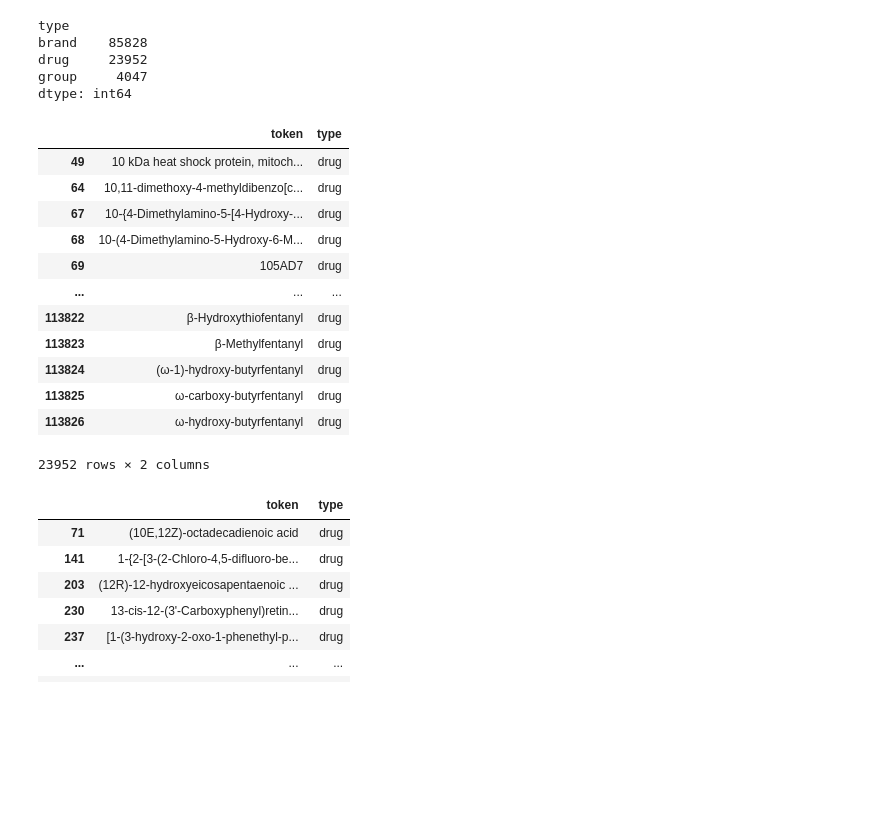
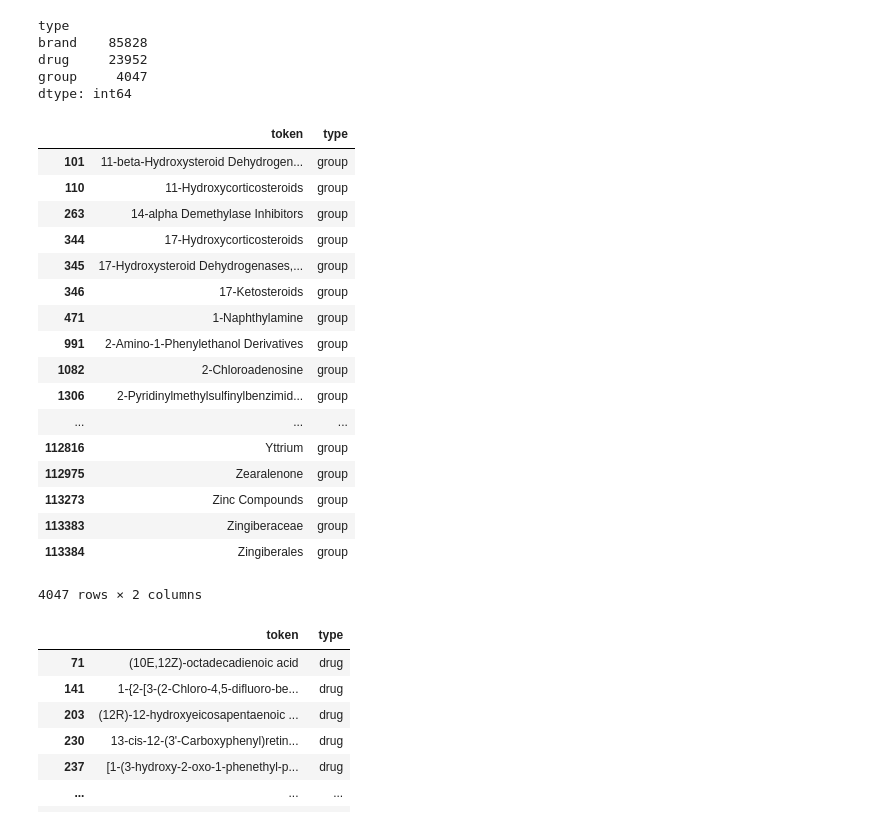
Before and after one commit to criscapdechoy/ANLP_course, a Jupyter notebook: Inspect_drugbank.ipynb, the cells around one changed output. Cells and saved outputs as stored; diff of their text form; code cells hidden in the pictures; blank space fills up the shorter version.

```diff
--- a/Inspect_drugbank.ipynb
+++ b/Inspect_drugbank.ipynb
@@ -49,21 +54,26 @@ drug     23952
 group     4047
 dtype: int64
 # %%
-df[df.type == "drug"]
+df[df.type == "group"]
 # %% [output]
 |  | token | type |
-| 49 | 10 kDa heat shock protein, mitoch... | drug |
-| 64 | 10,11-dimethoxy-4-methyldibenzo[c... | drug |
-| 67 | 10-{4-Dimethylamino-5-[4-Hydroxy-... | drug |
-| 68 | 10-(4-Dimethylamino-5-Hydroxy-6-M... | drug |
-| 69 | 105AD7 | drug |
+| 101 | 11-beta-Hydroxysteroid Dehydrogen... | group |
+| 110 | 11-Hydroxycorticosteroids | group |
+| 263 | 14-alpha Demethylase Inhibitors | group |
+| 344 | 17-Hydroxycorticosteroids | group |
+| 345 | 17-Hydroxysteroid Dehydrogenases,... | group |
+| 346 | 17-Ketosteroids | group |
+| 471 | 1-Naphthylamine | group |
+| 991 | 2-Amino-1-Phenylethanol Derivatives | group |
+| 1082 | 2-Chloroadenosine | group |
+| 1306 | 2-Pyridinylmethylsulfinylbenzimid... | group |
 | ... | ... | ... |
-| 113822 | β-Hydroxythiofentanyl | drug |
-| 113823 | β-Methylfentanyl | drug |
-| 113824 | (ω-1)-hydroxy-butyrfentanyl | drug |
-| 113825 | ω-carboxy-butyrfentanyl | drug |
-| 113826 | ω-hydroxy-butyrfentanyl | drug |
+| 112816 | Yttrium | group |
+| 112975 | Zearalenone | group |
+| 113273 | Zinc Compounds | group |
+| 113383 | Zingiberaceae | group |
+| 113384 | Zingiberales | group |
-23952 rows × 2 columns
+4047 rows × 2 columns
 # %%
 df[df["token"].str.contains("acid")]
 # %% [output]
```
Also changed, not shown: parts of 1 cell of this notebook, 3 other files.
